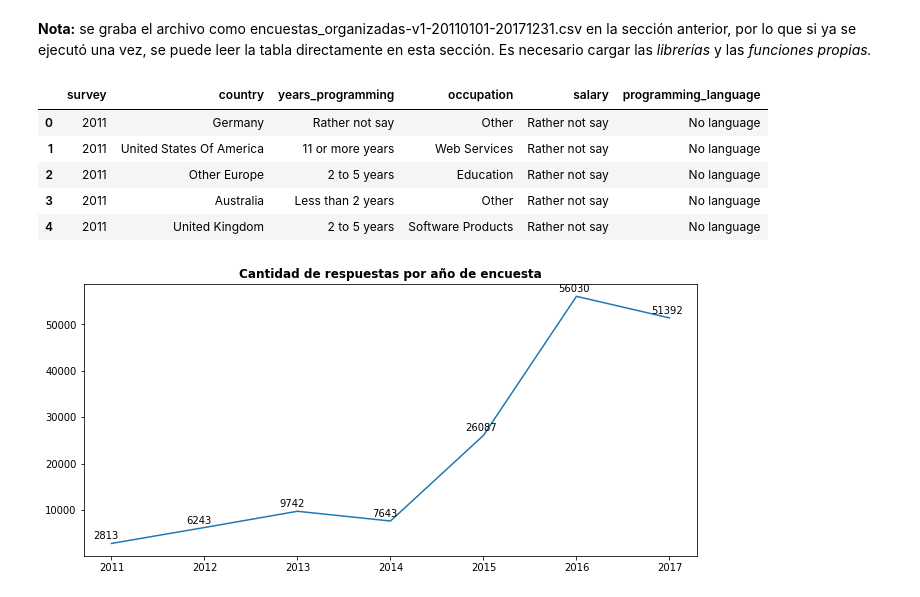
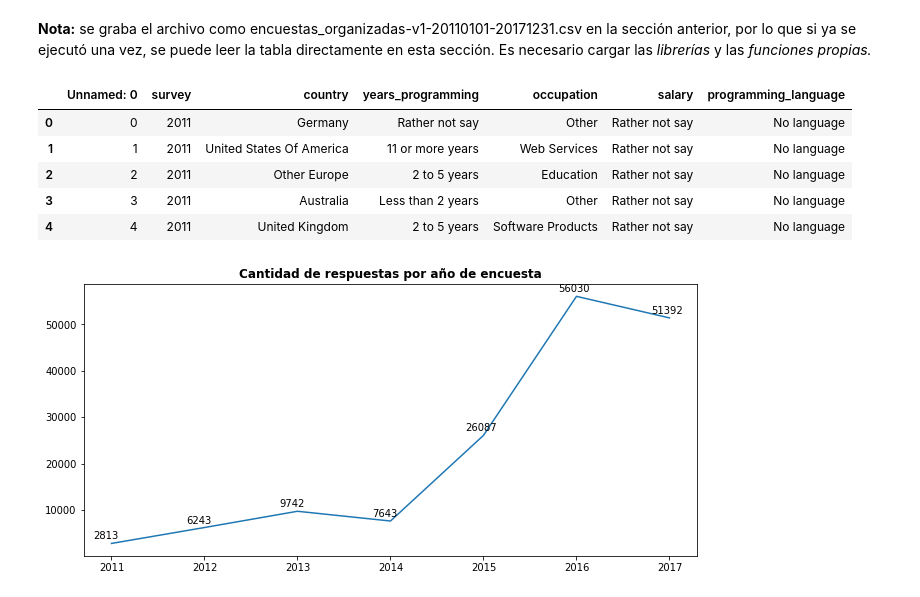
Before and after one commit to Juapatral/encuestas-stack-overflow, a Jupyter notebook: trabajo_final_sbdm_20191.ipynb, the cells around one changed output. Cells and saved outputs as stored; diff of their text form; code cells hidden in the pictures.

```diff
--- a/trabajo_final_sbdm_20191.ipynb
+++ b/trabajo_final_sbdm_20191.ipynb
@@ -775,18 +779,18 @@ Genere una Bodega de datos que permita responder al menos 15 preguntas elaborada
 # %%
 # leer encuestas
 encuestas = pd.read_csv('Archivos_SBDM_20191/encuestas_organizadas-v1-20110101-20171231.csv',
                         sep = ',',
-                        encoding = 'utf8'
-                       ).drop(columns = ['Unnamed: 0'])
+                        encoding = 'utf8',
+                       )#.drop(columns = ['Unnamed: 0']
 
 encuestas.head()
 # %% [output]
-|  | survey | country | years_programming | occupation | salary | programming_language |
-| 0 | 2011 | Germany | Rather not say | Other | Rather not say | No language |
-| 1 | 2011 | United States Of America | 11 or more years | Web Services | Rather not say | No language |
-| 2 | 2011 | Other Europe | 2 to 5 years | Education | Rather not say | No language |
-| 3 | 2011 | Australia | Less than 2 years | Other | Rather not say | No language |
-| 4 | 2011 | United Kingdom | 2 to 5 years | Software Products | Rather not say | No language |
+|  | Unnamed: 0 | survey | country | years_programming | occupation | salary | programming_language |
+| 0 | 0 | 2011 | Germany | Rather not say | Other | Rather not say | No language |
+| 1 | 1 | 2011 | United States Of America | 11 or more years | Web Services | Rather not say | No language |
+| 2 | 2 | 2011 | Other Europe | 2 to 5 years | Education | Rather not say | No language |
+| 3 | 3 | 2011 | Australia | Less than 2 years | Other | Rather not say | No language |
+| 4 | 4 | 2011 | United Kingdom | 2 to 5 years | Software Products | Rather not say | No language |
 # %%
 # crear nombre de graficas
 
```
Also changed, not shown: parts of 31 cells of this notebook.
